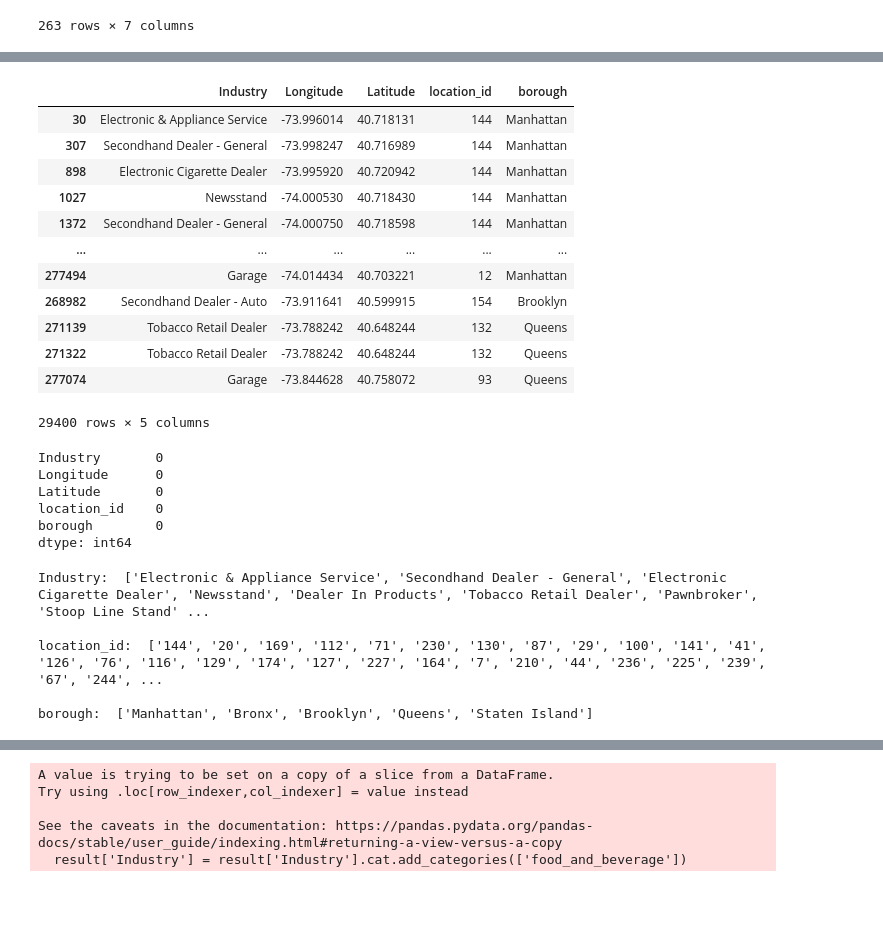
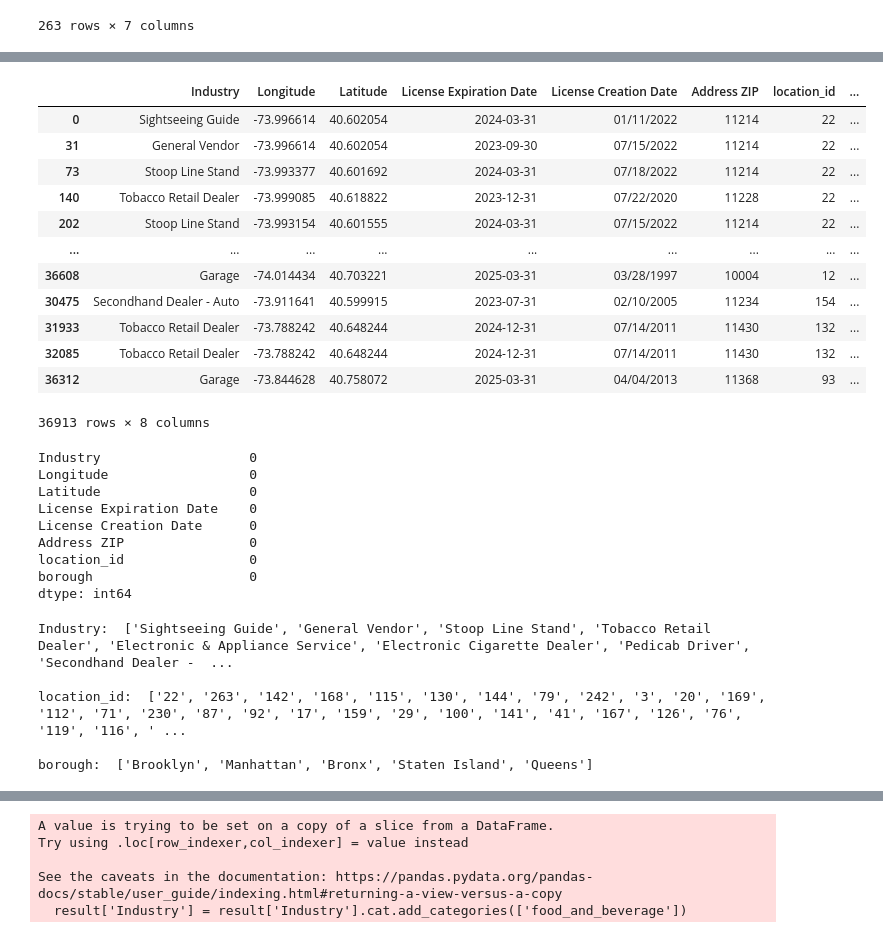
Before and after one commit to minhlynguyen/ucd-project-advantage, a Jupyter notebook: data-analytics/cleaning_data/cleaning_business_data.ipynb, the cells around one changed output, grey strips where cells are left out. Saved outputs shown, nothing was run; the diff lists cells and outputs as text; code cells hidden in the pictures; blank space fills up the shorter version.

```diff
--- a/data-analytics/cleaning_data/cleaning_business_data.ipynb
+++ b/data-analytics/cleaning_data/cleaning_business_data.ipynb
@@ -193,0 +285,3 @@ df.shape
+# %%
+# Reading from a csv file, into a data frame
+df = pd.read_csv('basic_add_long_lat.csv', keep_default_na=True, delimiter=',', skipinitialspace=True)
@@ -213 +329,3 @@ Latitude           0
 dtype: int64
+# %%
+df = df.dropna(subset=['License Expiration Date'])
@@ -251,4 +415,4 @@ Address Borough:  ['Manhattan', 'Bronx', 'Brooklyn', 'Queens', 'Staten Island',
 # %%
-df = df[['Industry', 'Longitude', 'Latitude']]
+df = df[['Industry', 'Longitude', 'Latitude', 'License Expiration Date', 'License Creation Date', 'Address ZIP']]
 df
 # %% [output]
@@ -361,37 +539,40 @@ result
 # %%
-result = result[['Industry', 'Longitude', 'Latitude', "location_id", "borough" ]]
+result = result[['Industry', 'Longitude', 'Latitude', 'License Expiration Date', 'License Creation Date', 'Address ZIP', "location_id", "borough" ]]
 result
 # %% [output]
-|  | Industry | Longitude | Latitude | location_id | borough |
-| 30 | Electronic & Appliance Service | -73.996014 | 40.718131 | 144 | Manhattan |
-| 307 | Secondhand Dealer - General | -73.998247 | 40.716989 | 144 | Manhattan |
-| 898 | Electronic Cigarette Dealer | -73.995920 | 40.720942 | 144 | Manhattan |
-| 1027 | Newsstand | -74.000530 | 40.718430 | 144 | Manhattan |
-| 1372 | Secondhand Dealer - General | -74.000750 | 40.718598 | 144 | Manhattan |
-| ... | ... | ... | ... | ... | ... |
-| 277494 | Garage | -74.014434 | 40.703221 | 12 | Manhattan |
-| 268982 | Secondhand Dealer - Auto | -73.911641 | 40.599915 | 154 | Brooklyn |
-| 271139 | Tobacco Retail Dealer | -73.788242 | 40.648244 | 132 | Queens |
-| 271322 | Tobacco Retail Dealer | -73.788242 | 40.648244 | 132 | Queens |
-| 277074 | Garage | -73.844628 | 40.758072 | 93 | Queens |
+|  | Industry | Longitude | Latitude | License Expiration Date | License Creation Date | Address ZIP | location_id | ... |
+| 0 | Sightseeing Guide | -73.996614 | 40.602054 | 2024-03-31 | 01/11/2022 | 11214 | 22 | ... |
+| 31 | General Vendor | -73.996614 | 40.602054 | 2023-09-30 | 07/15/2022 | 11214 | 22 | ... |
+| 73 | Stoop Line Stand | -73.993377 | 40.601692 | 2024-03-31 | 07/18/2022 | 11214 | 22 | ... |
+| 140 | Tobacco Retail Dealer | -73.999085 | 40.618822 | 2023-12-31 | 07/22/2020 | 11228 | 22 | ... |
+| 202 | Stoop Line Stand | -73.993154 | 40.601555 | 2024-03-31 | 07/15/2022 | 11214 | 22 | ... |
+| ... | ... | ... | ... | ... | ... | ... | ... | ... |
+| 36608 | Garage | -74.014434 | 40.703221 | 2025-03-31 | 03/28/1997 | 10004 | 12 | ... |
+| 30475 | Secondhand Dealer - Auto | -73.911641 | 40.599915 | 2023-07-31 | 02/10/2005 | 11234 | 154 | ... |
+| 31933 | Tobacco Retail Dealer | -73.788242 | 40.648244 | 2024-12-31 | 07/14/2011 | 11430 | 132 | ... |
+| 32085 | Tobacco Retail Dealer | -73.788242 | 40.648244 | 2024-12-31 | 07/14/2011 | 11430 | 132 | ... |
+| 36312 | Garage | -73.844628 | 40.758072 | 2025-03-31 | 04/04/2013 | 11368 | 93 | ... |
-29400 rows × 5 columns
+36913 rows × 8 columns
 # %%
 # check null value
 result.isnull().sum()
 # %% [output]
-Industry       0
-Longitude      0
-Latitude       0
-location_id    0
-borough        0
+Industry                   0
+Longitude                  0
+Latitude                   0
+License Expiration Date    0
+License Creation Date      0
+Address ZIP                0
+location_id                0
+borough                    0
 dtype: int64
 # %%
 print("Industry: ", result['Industry'].unique().tolist(), "\n")
 print("location_id: ", result['location_id'].unique().tolist(), "\n")
 print("borough: ", result['borough'].unique().tolist(), "\n")
 # %% [output]
-Industry:  ['Electronic & Appliance Service', 'Secondhand Dealer - General', 'Electronic Cigarette Dealer', 'Newsstand', 'Dealer In Products', 'Tobacco Retail Dealer', 'Pawnbroker', 'Stoop Line Stand' ...
+Industry:  ['Sightseeing Guide', 'General Vendor', 'Stoop Line Stand', 'Tobacco Retail Dealer', 'Electronic & Appliance Service', 'Electronic Cigarette Dealer', 'Pedicab Driver', 'Secondhand Dealer -  ...
 
-location_id:  ['144', '20', '169', '112', '71', '230', '130', '87', '29', '100', '141', '41', '126', '76', '116', '129', '174', '127', '227', '164', '7', '210', '44', '236', '225', '239', '67', '244', ...
+location_id:  ['22', '263', '142', '168', '115', '130', '144', '79', '242', '3', '20', '169', '112', '71', '230', '87', '92', '17', '159', '29', '100', '141', '41', '167', '126', '76', '119', '116', ' ...
 
-borough:  ['Manhattan', 'Bronx', 'Brooklyn', 'Queens', 'Staten Island']
+borough:  ['Brooklyn', 'Manhattan', 'Bronx', 'Staten Island', 'Queens']
```
Also changed, not shown: parts of 82 cells of this notebook, 1 other file.
